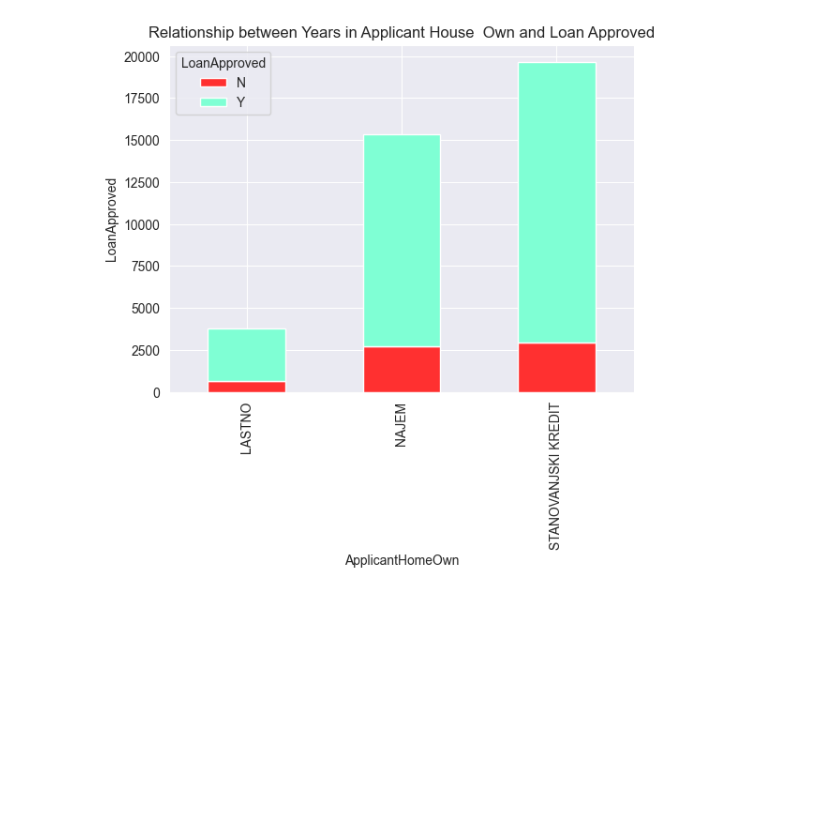
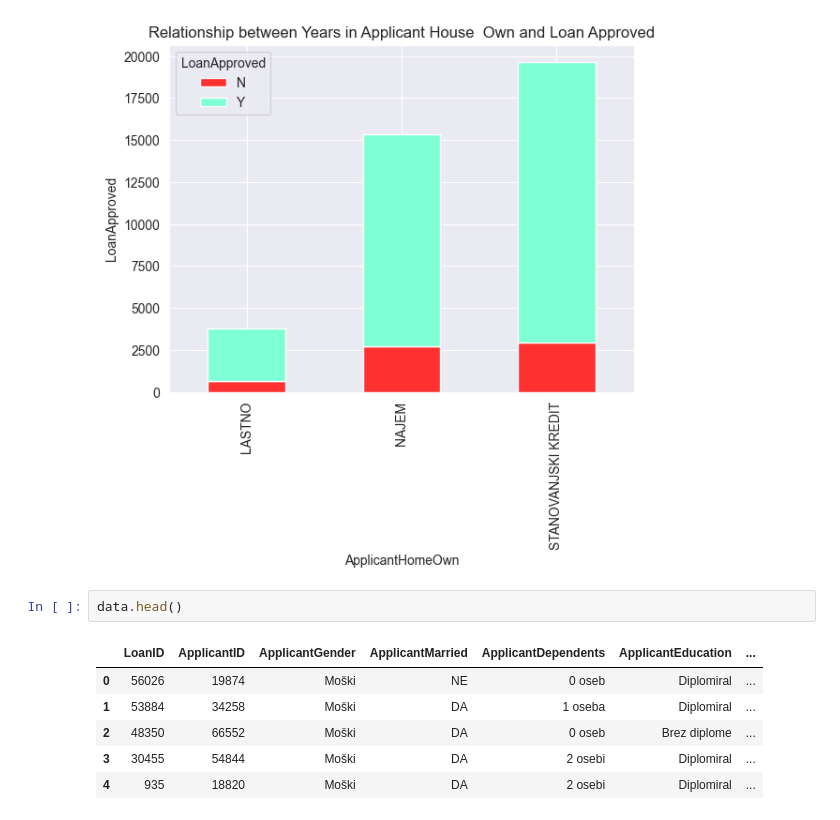
Before and after one commit to kaltrinabaliu/PergatitjaDheVizualizimiiTeDhenave, a Jupyter notebook: BankingDatasetForLoan.ipynb, the cells around one changed output. Cells and saved outputs as stored; diff of their text form; blank space fills up the shorter version.

```diff
--- a/BankingDatasetForLoan.ipynb
+++ b/BankingDatasetForLoan.ipynb
@@ -266,3 +266,12 @@ plt.title('Relationship between Years in Applicant House  Own and Loan Approved'
 # %% [output]
 Text(0.5, 1.0, 'Relationship between Years in Applicant House  Own and Loan Approved')
 [figure]
+# %%
+data.head()
+# %% [output]
+|  | LoanID | ApplicantID | ApplicantGender | ApplicantMarried | ApplicantDependents | ApplicantEducation | ... |
+| 0 | 56026 | 19874 | Moški | NE | 0 oseb | Diplomiral | ... |
+| 1 | 53884 | 34258 | Moški | DA | 1 oseba | Diplomiral | ... |
+| 2 | 48350 | 66552 | Moški | DA | 0 oseb | Brez diplome | ... |
+| 3 | 30455 | 54844 | Moški | DA | 2 osebi | Diplomiral | ... |
+| 4 | 935 | 18820 | Moški | DA | 2 osebi | Diplomiral | ... |
```
